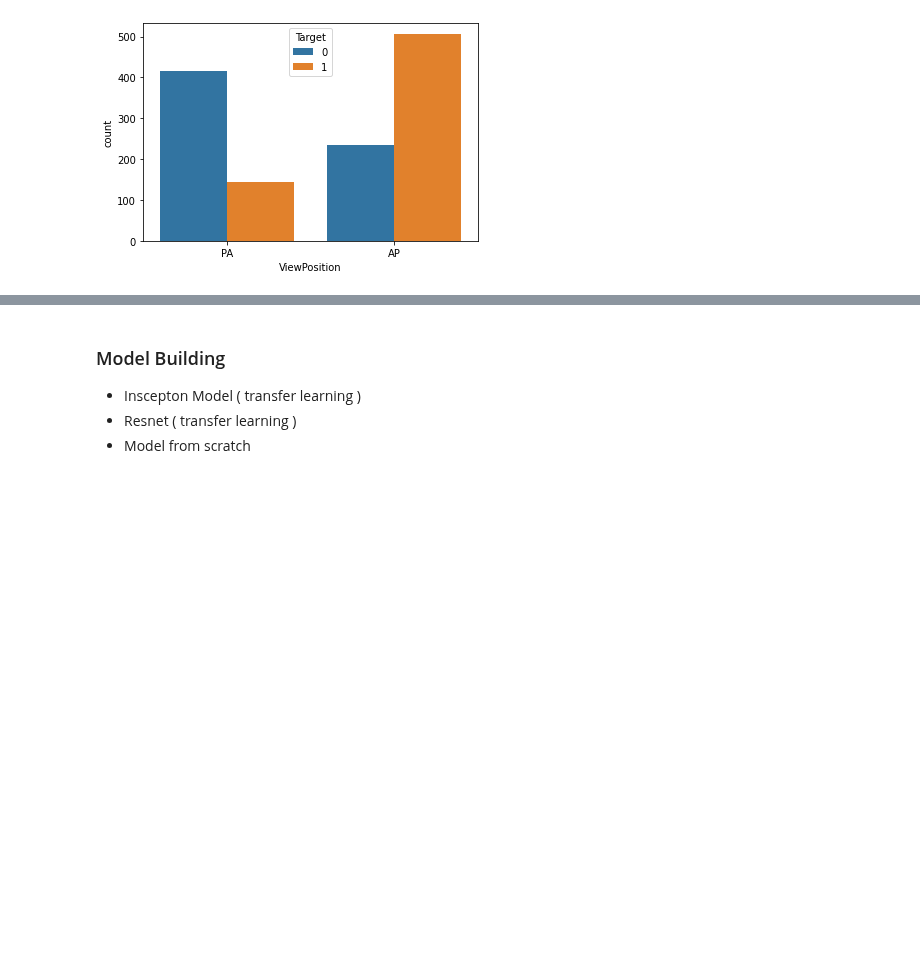
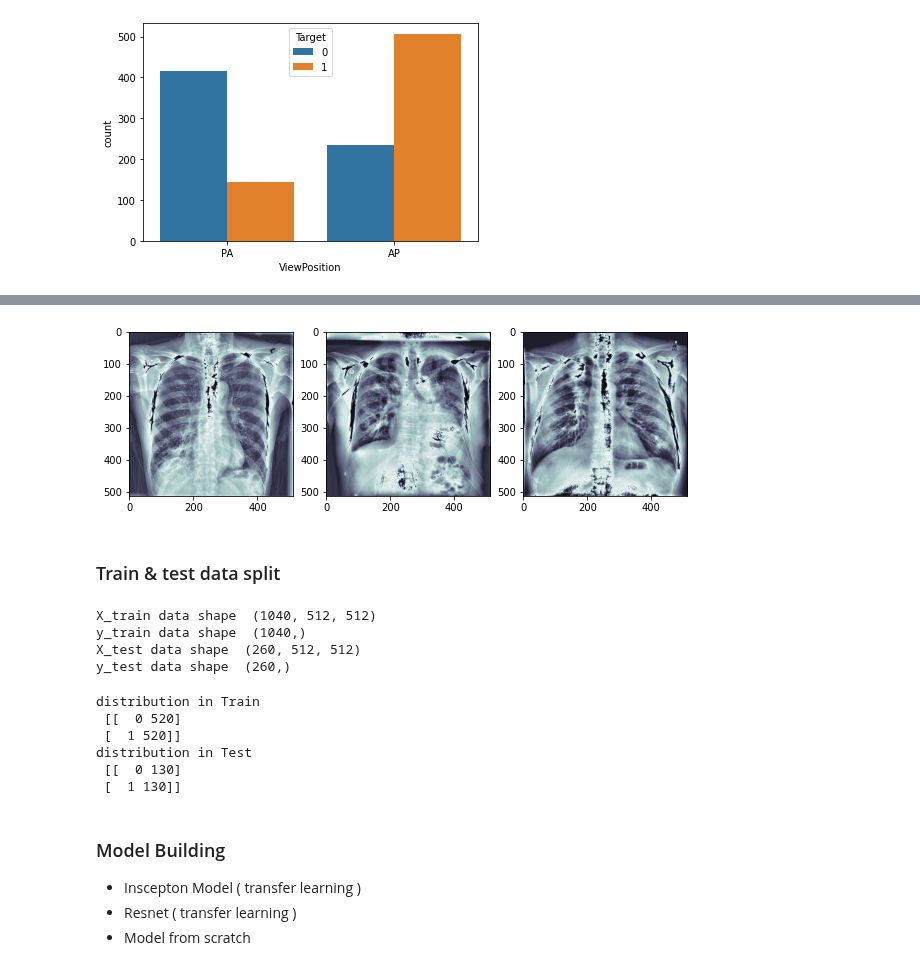
Before and after one commit to baalasangar/MLAI, a Jupyter notebook: 13_Capstone/Model_building_classification.ipynb, the cells around one changed output, grey strips where cells are left out. Saved outputs shown, nothing was run; the diff lists cells and outputs as text; code cells hidden in the pictures; blank space fills up the shorter version.

```diff
--- a/13_Capstone/Model_building_classification.ipynb
+++ b/13_Capstone/Model_building_classification.ipynb
@@ -115,0 +193,8 @@ sns.countplot(data = sampled_metadata,x="ViewPosition",hue="Target")
+# %%
+plt.figure(figsize=(10, 10))
+for i in range(0,3):
+  ax = plt.subplot(1, 3, i + 1)
+  plt.imshow(X_image_reshaped[i],"bone")
+plt.show()
+# %% [output]
+[figure, added]
@@ -115,0 +221,2 @@ sns.countplot(data = sampled_metadata,x="ViewPosition",hue="Target")
+# %% [markdown]
+### Train & test data split
@@ -115,0 +225,21 @@ sns.countplot(data = sampled_metadata,x="ViewPosition",hue="Target")
+# %%
+print("X_train data shape ", X_train.shape)
+print("y_train data shape ", y_train.shape)
+
+print("X_test data shape ", X_test.shape)
+print("y_test data shape ", y_test.shape)
+# %% [output]
+X_train data shape  (1040, 512, 512)
+y_train data shape  (1040,)
+X_test data shape  (260, 512, 512)
+y_test data shape  (260,)
+# %%
+print("distribution in Train \n", np.array(np.unique(y_train, return_counts=True)).T)
+print("distribution in Test \n", np.array(np.unique(y_test, return_counts=True)).T)
+# %% [output]
+distribution in Train
+ [[  0 520]
+ [  1 520]]
+distribution in Test
+ [[  0 130]
+ [  1 130]]
```
Also changed, not shown: parts of 19 cells of this notebook.
